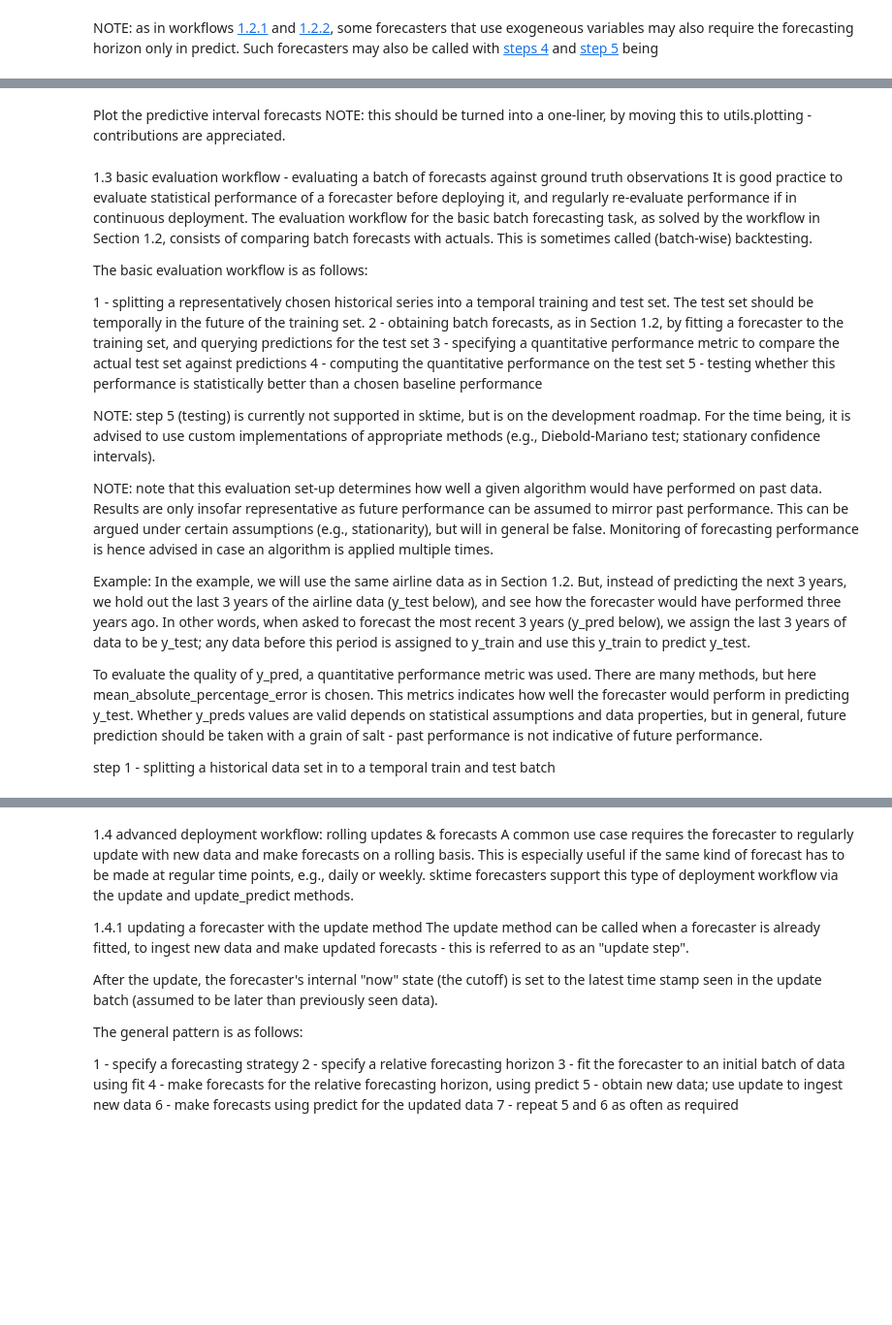
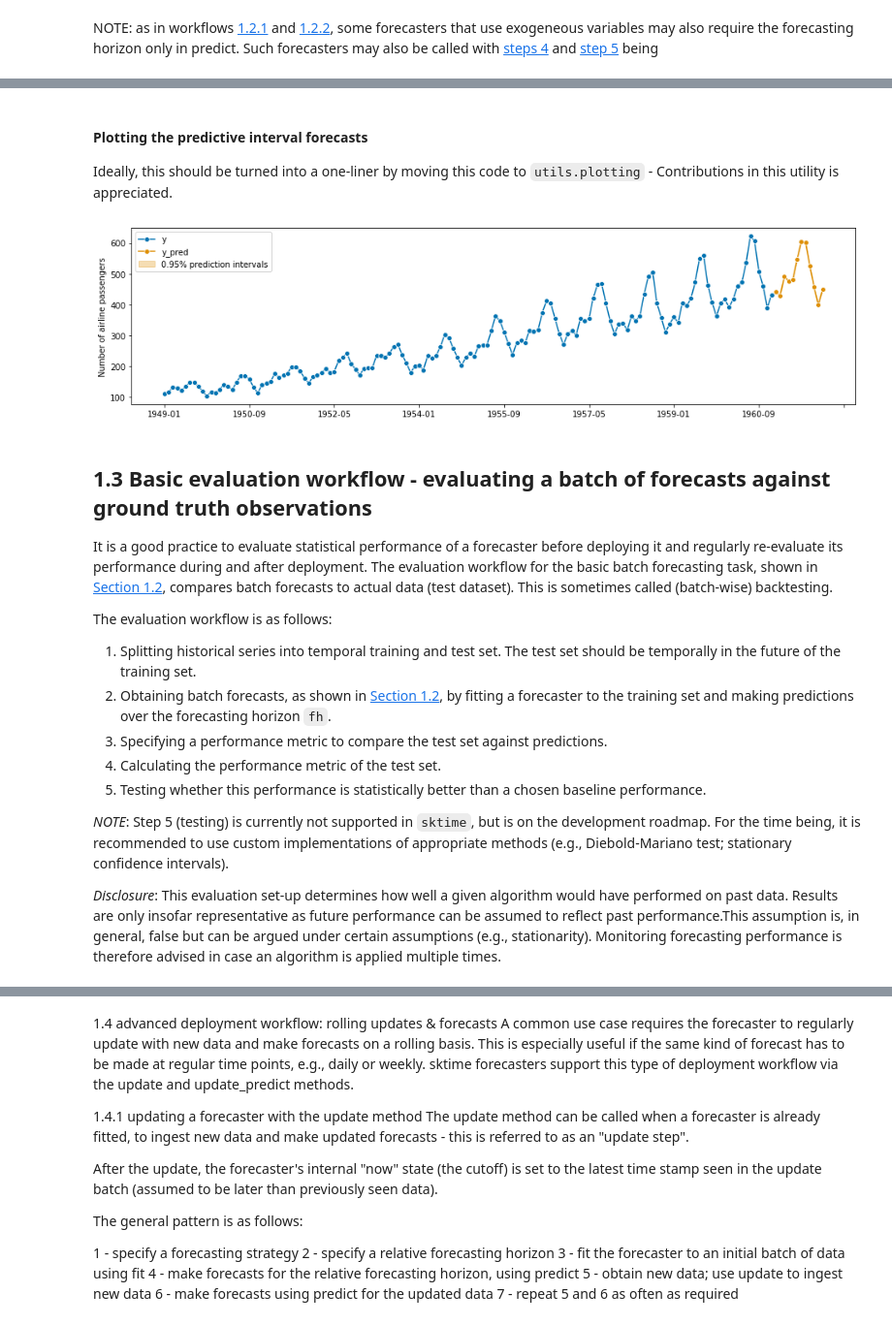
Before and after one commit to TNTran92/sktime, a Jupyter notebook: introduction_to_sktime/01 - Basic Forecasting Workflow.ipynb, the cells around one changed output, grey strips where cells are left out. Shown at 97% size. Saved outputs shown, nothing was run; the diff lists cells and outputs as text; code cells hidden in the pictures; blank space fills up the shorter version.

```diff
--- a/introduction_to_sktime/01 - Basic Forecasting Workflow.ipynb
+++ b/introduction_to_sktime/01 - Basic Forecasting Workflow.ipynb
@@ -303,36 +317,31 @@ y_pred_ints
 # %% [markdown]
-Plot the predictive interval forecasts
-NOTE: this should be turned into a one-liner, by moving this to utils.plotting - contributions are appreciated.
+#### Plotting the predictive interval forecasts
+Ideally, this should be turned into a one-liner by moving this code to `utils.plotting` - Contributions in this utility is appreciated.
 # %%
-fig, ax = plot_series(y, y_pred, labels=["y", "y_pred"])
 fig, ax = plot_series(y, y_pred, labels=["y", "y_pred"])
 ax.fill_between(
     ax.get_lines()[-1].get_xdata(),
     y_pred_ints["lower"],
     y_pred_ints["upper"],
-    alpha=0.2,
+    alpha=.3,  # opacity of the interval
     color=ax.get_lines()[-1].get_c(),
     label=f"{1 - alpha}% prediction intervals",
 )
 ax.legend();
+# %% [output]
+[figure, added]
 # %% [markdown]
-1.3 basic evaluation workflow - evaluating a batch of forecasts against ground truth observations
-It is good practice to evaluate statistical performance of a forecaster before deploying it, and regularly re-evaluate performance if in continuous deployment. The evaluation workflow for the basic batch forecasting task, as solved by the workflow in Section 1.2, consists of comparing batch forecasts with actuals. This is sometimes called (batch-wise) backtesting.
+## 1.3 Basic evaluation workflow - evaluating a batch of forecasts against ground truth observations
+It is a good practice to evaluate statistical performance of a forecaster before deploying it and regularly re-evaluate its performance during and after deployment. The evaluation workflow for the basic batch forecasting task, shown in [Section 1.2](#12-basic-deployment-workflow---batch-fitting-and-forecasting), compares batch forecasts to actual data (test dataset). This is sometimes called (batch-wise) backtesting.
 
-The basic evaluation workflow is as follows:
+The evaluation workflow is as follows:
 
-1 - splitting a representatively chosen historical series into a temporal training and test set. The test set should be temporally in the future of the training set.
-2 - obtaining batch forecasts, as in Section 1.2, by fitting a forecaster to the training set, and querying predictions for the test set
-3 - specifying a quantitative performance metric to compare the actual test set against predictions
-4 - computing the quantitative performance on the test set
-5 - testing whether this performance is statistically better than a chosen baseline performance
+1. Splitting historical series into temporal training and test set. The test set should be temporally in the future of the training set.
+2. Obtaining batch forecasts, as shown in [Section 1.2](#12-basic-deployment-workflow---batch-fitting-and-forecasting), by fitting a forecaster to the training set and making predictions over the forecasting horizon `fh`.
+3. Specifying a performance metric to compare the test set against predictions.
+4. Calculating the performance metric of the test set.
+5. Testing whether this performance is statistically better than a chosen baseline performance.
 
-NOTE: step 5 (testing) is currently not supported in sktime, but is on the development roadmap. For the time being, it is advised to use custom implementations of appropriate methods (e.g., Diebold-Mariano test; stationary confidence intervals).
+*NOTE*: Step 5 (testing) is currently not supported in `sktime`, but is on the development roadmap. For the time being, it is recommended to use custom implementations of appropriate methods (e.g., Diebold-Mariano test; stationary confidence intervals).
 
-NOTE: note that this evaluation set-up determines how well a given algorithm would have performed on past data. Results are only insofar representative as future performance can be assumed to mirror past performance. This can be argued under certain assumptions (e.g., stationarity), but will in general be false. Monitoring of forecasting performance is hence advised in case an algorithm is applied multiple times.
-
-Example: In the example, we will use the same airline data as in Section 1.2. But, instead of predicting the next 3 years, we hold out the last 3 years of the airline data (y_test below), and see how the forecaster would have performed three years ago. In other words, when asked to forecast the most recent 3 years (y_pred below), we assign the last 3 years of data to be y_test; any data before this period is assigned to y_train and use this y_train to predict y_test.
-
-To evaluate the quality of y_pred, a quantitative performance metric was used. There are many methods, but here mean_absolute_percentage_error is chosen. This metrics indicates how well the forecaster would perform in predicting y_test. Whether y_preds values are valid depends on statistical assumptions and data properties, but in general, future prediction should be taken with a grain of salt - past performance is not indicative of future performance.
-
-step 1 - splitting a historical data set in to a temporal train and test batch
+*Disclosure*: This evaluation set-up determines how well a given algorithm would have performed on past data. Results are only insofar representative as future performance can be assumed to reflect past performance.This assumption is, in general, false but can be argued under certain assumptions (e.g., stationarity). Monitoring forecasting performance is therefore advised in case an algorithm is applied multiple times.
```
Also changed, not shown: parts of 22 cells of this notebook.
